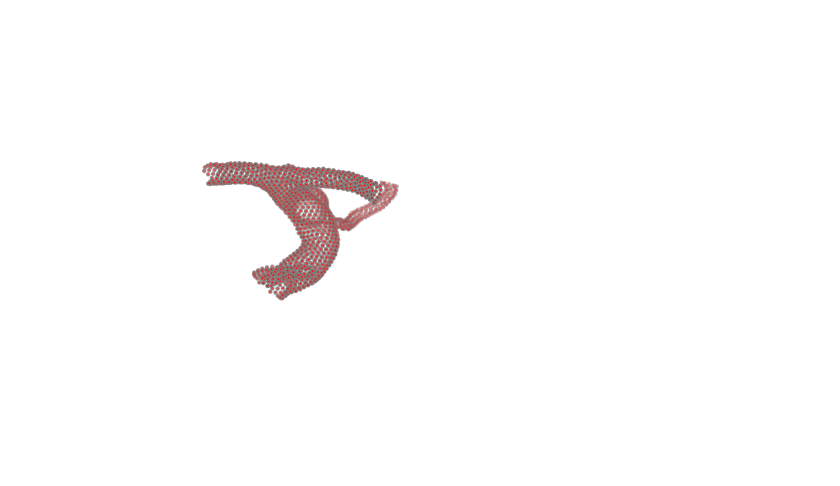
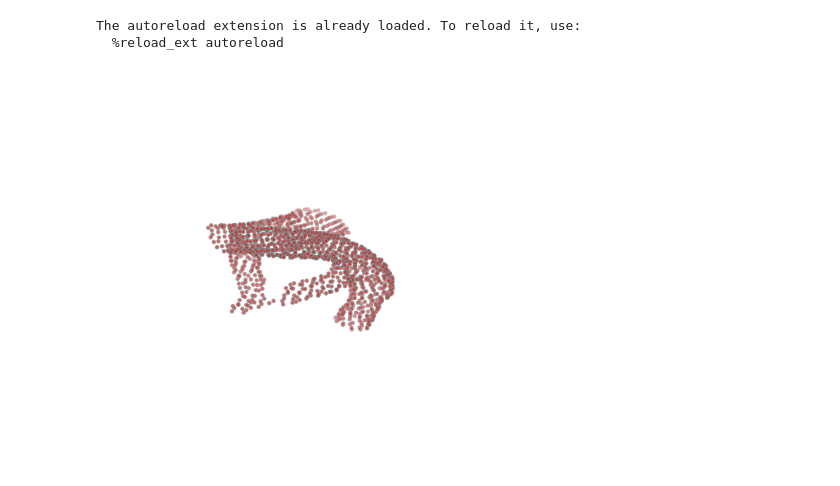
Before and after one commit to vjos/aneurysm-detection-project, a Jupyter notebook: vis.ipynb, the cells around one changed output. Drawn from its saved outputs; the diff is of its cells as text; code cells hidden in the pictures; blank space fills up the shorter version.

Commit message:
implemented dataset for each intra type and subsequent visualisations

```diff
--- a/vis.ipynb
+++ b/vis.ipynb
@@ -1,24 +1,26 @@
 # %%
+%load_ext autoreload
+%autoreload 2
 %matplotlib ipympl
+import numpy as np
 import os
 from intra import IntrA, load_pointcloud
-
-dataset = IntrA("~/Documents/Datasets/IntrA")
+# %% [output]
+The autoreload extension is already loaded. To reload it, use:
+  %reload_ext autoreload
 # %%
 import matplotlib.pyplot as plt
 from mpl_toolkits.mplot3d import proj3d
 
-tst = os.path.expanduser(
-    "~/Documents/Datasets/IntrA/generated/aneurysm/ad/ArteryObjAN2-0_addon.ad"
-)
-
-pcld = load_pointcloud(tst)
+dataset = IntrA("~/Documents/Datasets/IntrA", dataset="generated")
+it = iter(dataset)
+(pcld, seg), label = next(it)
 
 fig = plt.figure(figsize=(4, 4))
 ax = fig.add_subplot(111, projection='3d')
 plt.axis('off')
 
 ax.scatter(pcld[:, 0], pcld[:, 1], pcld[:, 2], s=5, c='r', edgecolors='grey')
 plt.show()
 # %% [output]
-[figure, old version]
+[figure, new version]
```
Also changed, not shown: parts of 2 cells of this notebook, 1 other file.
